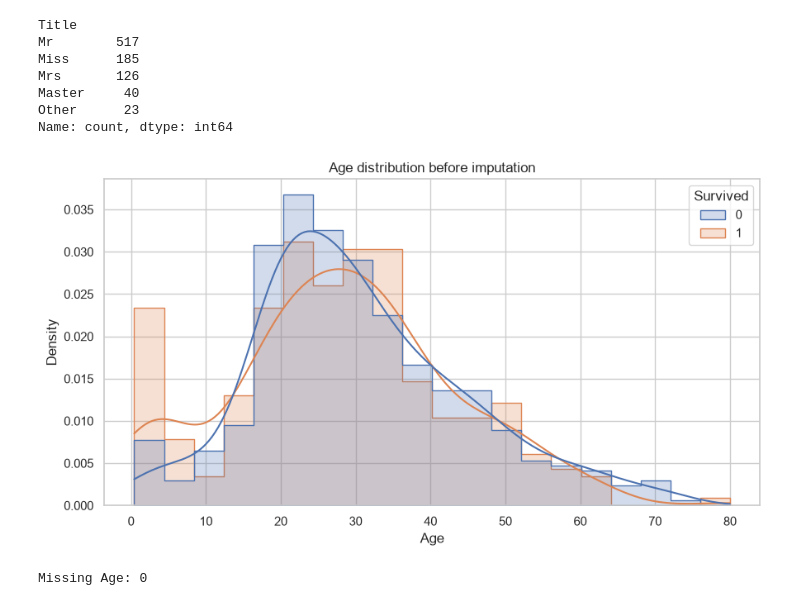
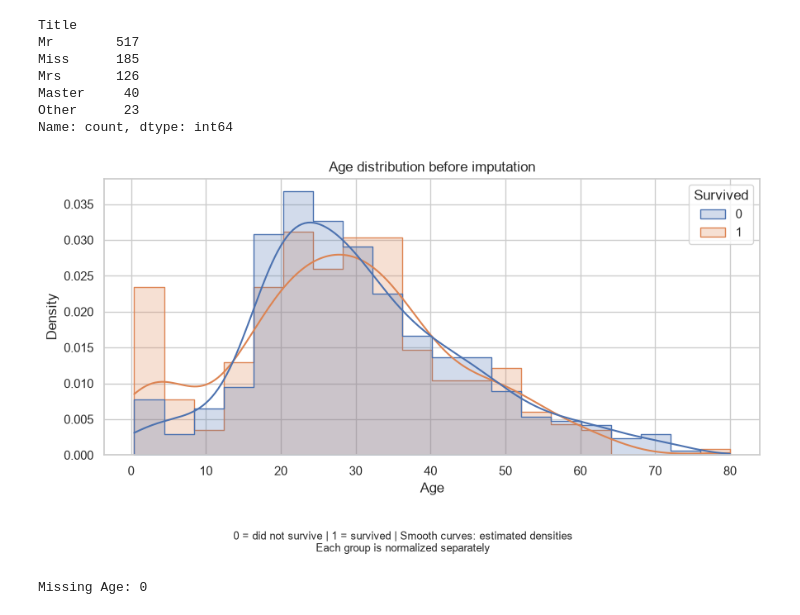
Before and after one commit to Alp1neCurd/titanic_survival_prediction, a Jupyter notebook: titanic_experiments.ipynb, the cells around one changed output. Cells and saved outputs as stored; diff of their text form; code cells hidden in the pictures.

```diff
--- a/titanic_experiments.ipynb
+++ b/titanic_experiments.ipynb
@@ -193,16 +198,20 @@ Name: count, dtype: int64
 # %%
 age_data = df.dropna(subset=["Age"])
 
-plt.figure(figsize=(9, 5))
-sns.histplot(data=age_data, x="Age", hue="Survived", bins=20, stat="density", common_norm=False, element="step", kde=True)
+fig, ax = plt.subplots(figsize=(9, 5))
 
-plt.xlabel("Age")
-plt.ylabel("Density")
-plt.title("Age distribution before imputation")
-plt.tight_layout()
+sns.histplot(data=age_data, x="Age", hue="Survived", bins=20, stat="density", common_norm=False, element="step", kde=True, ax=ax)
+
+ax.set_xlabel("Age")
+ax.set_ylabel("Density")
+ax.set_title("Age distribution before imputation")
+
+fig.text(0.5, 0.02, "0 = did not survive | 1 = survived | Smooth curves: estimated densities\n" "Each group is normalized separately", ha="center", fontsize=9)
+
+plt.tight_layout(rect=[0, 0.12, 1, 1])
 plt.show()
 # %% [output]
-[figure, old version]
+[figure, new version]
 # %%
 age_by_title_class = df.groupby(["Title", "Pclass"])["Age"].transform("median")
 age_by_title = df.groupby("Title")["Age"].transform("median")
```
Also changed, not shown: parts of 8 cells of this notebook, 1 other file.
